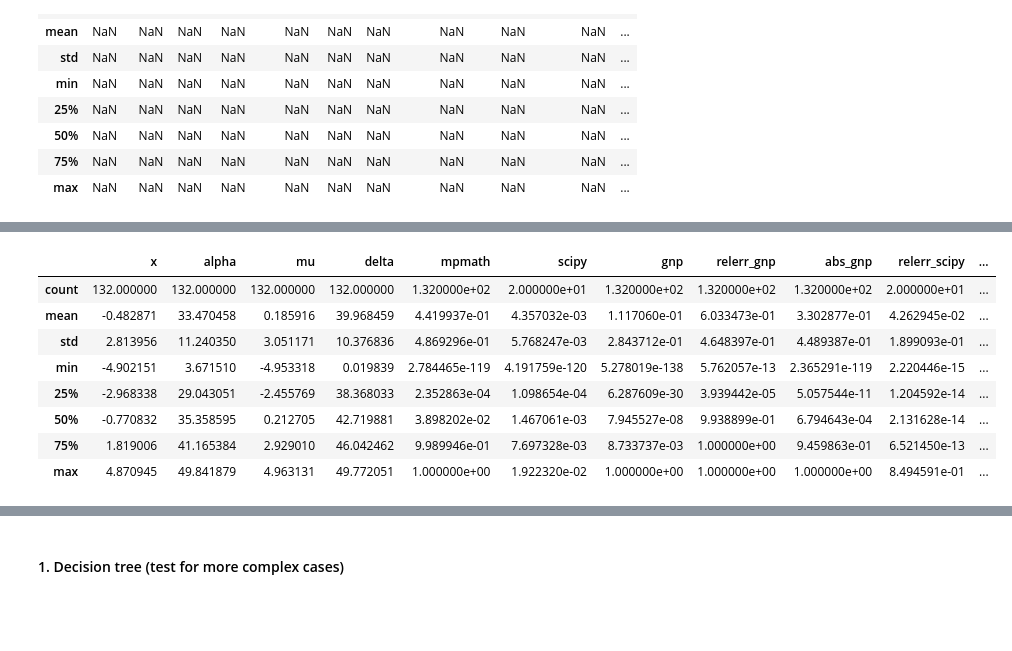
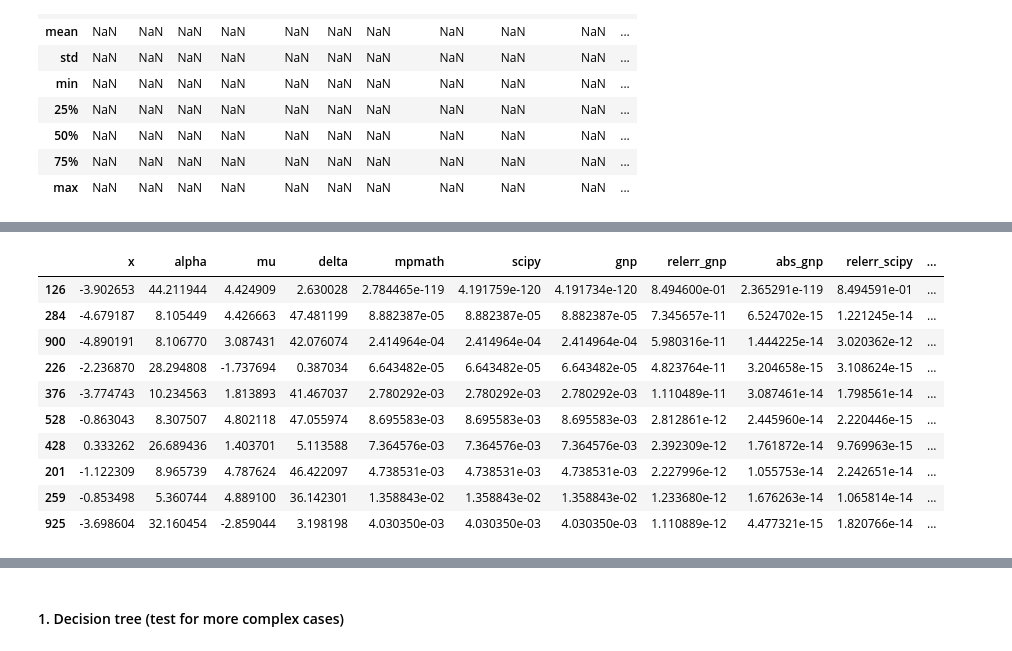
Before and after one commit to guillermo-navas-palencia/normal-inverse-gaussian, a Jupyter notebook: test_accuracy/test_case_beta_eq_zero.ipynb, the cells around one changed output, grey strips where cells are left out. Drawn from its saved outputs; the diff is of its cells as text; code cells hidden in the pictures; blank space fills up the shorter version.

```diff
--- a/test_accuracy/test_case_beta_eq_zero.ipynb
+++ b/test_accuracy/test_case_beta_eq_zero.ipynb
@@ -87,15 +87,17 @@ mask_err.sum(), (df['relerr_gnp'] > 1e-11).sum()
 # %%
-df[mask_err].sort_values('relerr_gnp', ascending=False).head(150).describe()
+df[mask_err].sort_values('relerr_gnp', ascending=False).head(10)
 # %% [output]
 |  | x | alpha | mu | delta | mpmath | scipy | gnp | relerr_gnp | abs_gnp | relerr_scipy | ... |
-| count | 132.000000 | 132.000000 | 132.000000 | 132.000000 | 1.320000e+02 | 2.000000e+01 | 1.320000e+02 | 1.320000e+02 | 1.320000e+02 | 2.000000e+01 | ... |
-| mean | -0.482871 | 33.470458 | 0.185916 | 39.968459 | 4.419937e-01 | 4.357032e-03 | 1.117060e-01 | 6.033473e-01 | 3.302877e-01 | 4.262945e-02 | ... |
-| std | 2.813956 | 11.240350 | 3.051171 | 10.376836 | 4.869296e-01 | 5.768247e-03 | 2.843712e-01 | 4.648397e-01 | 4.489387e-01 | 1.899093e-01 | ... |
-| min | -4.902151 | 3.671510 | -4.953318 | 0.019839 | 2.784465e-119 | 4.191759e-120 | 5.278019e-138 | 5.762057e-13 | 2.365291e-119 | 2.220446e-15 | ... |
-| 25% | -2.968338 | 29.043051 | -2.455769 | 38.368033 | 2.352863e-04 | 1.098654e-04 | 6.287609e-30 | 3.939442e-05 | 5.057544e-11 | 1.204592e-14 | ... |
-| 50% | -0.770832 | 35.358595 | 0.212705 | 42.719881 | 3.898202e-02 | 1.467061e-03 | 7.945527e-08 | 9.938899e-01 | 6.794643e-04 | 2.131628e-14 | ... |
-| 75% | 1.819006 | 41.165384 | 2.929010 | 46.042462 | 9.989946e-01 | 7.697328e-03 | 8.733737e-03 | 1.000000e+00 | 9.459863e-01 | 6.521450e-13 | ... |
-| max | 4.870945 | 49.841879 | 4.963131 | 49.772051 | 1.000000e+00 | 1.922320e-02 | 1.000000e+00 | 1.000000e+00 | 1.000000e+00 | 8.494591e-01 | ... |
+| 126 | -3.902653 | 44.211944 | 4.424909 | 2.630028 | 2.784465e-119 | 4.191759e-120 | 4.191734e-120 | 8.494600e-01 | 2.365291e-119 | 8.494591e-01 | ... |
+| 284 | -4.679187 | 8.105449 | 4.426663 | 47.481199 | 8.882387e-05 | 8.882387e-05 | 8.882387e-05 | 7.345657e-11 | 6.524702e-15 | 1.221245e-14 | ... |
+| 900 | -4.890191 | 8.106770 | 3.087431 | 42.076074 | 2.414964e-04 | 2.414964e-04 | 2.414964e-04 | 5.980316e-11 | 1.444225e-14 | 3.020362e-12 | ... |
+| 226 | -2.236870 | 28.294808 | -1.737694 | 0.387034 | 6.643482e-05 | 6.643482e-05 | 6.643482e-05 | 4.823764e-11 | 3.204658e-15 | 3.108624e-15 | ... |
+| 376 | -3.774743 | 10.234563 | 1.813893 | 41.467037 | 2.780292e-03 | 2.780292e-03 | 2.780292e-03 | 1.110489e-11 | 3.087461e-14 | 1.798561e-14 | ... |
+| 528 | -0.863043 | 8.307507 | 4.802118 | 47.055974 | 8.695583e-03 | 8.695583e-03 | 8.695583e-03 | 2.812861e-12 | 2.445960e-14 | 2.220446e-15 | ... |
+| 428 | 0.333262 | 26.689436 | 1.403701 | 5.113588 | 7.364576e-03 | 7.364576e-03 | 7.364576e-03 | 2.392309e-12 | 1.761872e-14 | 9.769963e-15 | ... |
+| 201 | -1.122309 | 8.965739 | 4.787624 | 46.422097 | 4.738531e-03 | 4.738531e-03 | 4.738531e-03 | 2.227996e-12 | 1.055753e-14 | 2.242651e-14 | ... |
+| 259 | -0.853498 | 5.360744 | 4.889100 | 36.142301 | 1.358843e-02 | 1.358843e-02 | 1.358843e-02 | 1.233680e-12 | 1.676263e-14 | 1.065814e-14 | ... |
+| 925 | -3.698604 | 32.160454 | -2.859044 | 3.198198 | 4.030350e-03 | 4.030350e-03 | 4.030350e-03 | 1.110889e-12 | 4.477321e-15 | 1.820766e-14 | ... |
 # %%
 df[~mask_err].sort_values('relerr_gnp', ascending=False).head()
 # %% [output]
```
Also changed, not shown: parts of 21 cells of this notebook, 9 other files.
